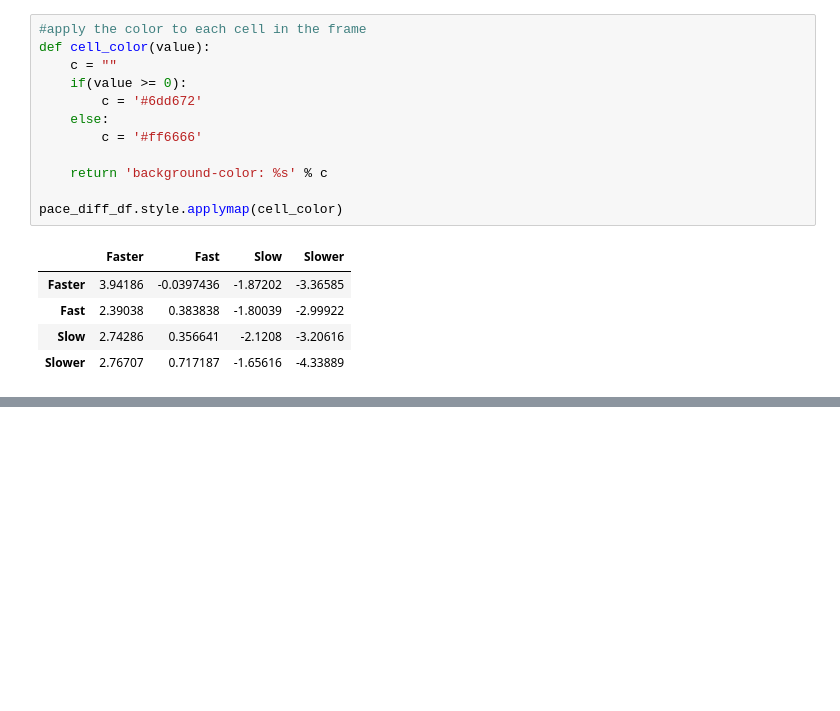
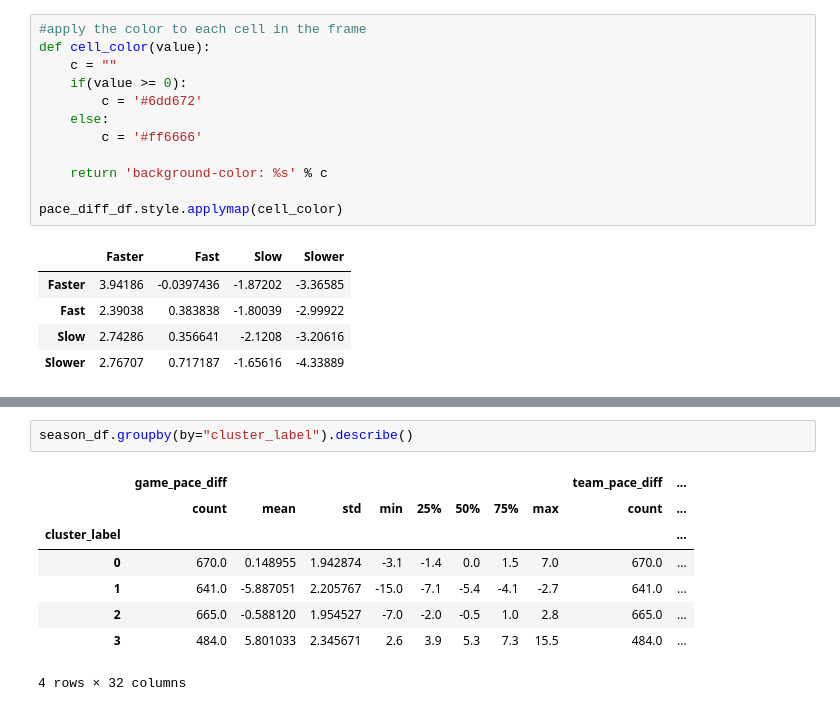
Before and after one commit to andystjean1/nba-pace-analysis, a Jupyter notebook: pace_analysis.ipynb, the cells around one changed output, grey strips where cells are left out. Drawn from its saved outputs; the diff is of its cells as text; blank space fills up the shorter version.

```diff
--- a/pace_analysis.ipynb
+++ b/pace_analysis.ipynb
@@ -300,0 +292,11 @@ plt.scatter(x, y, c=color_labels)
+# %%
+season_df.groupby(by="cluster_label").describe()
+# %% [output]
+|  | game_pace_diff |  |  |  |  |  |  |  | team_pace_diff | ... |
+|  | count | mean | std | min | 25% | 50% | 75% | max | count | ... |
+| cluster_label |  |  |  |  |  |  |  |  |  | ... |
+| 0 | 670.0 | 0.148955 | 1.942874 | -3.1 | -1.4 | 0.0 | 1.5 | 7.0 | 670.0 | ... |
+| 1 | 641.0 | -5.887051 | 2.205767 | -15.0 | -7.1 | -5.4 | -4.1 | -2.7 | 641.0 | ... |
+| 2 | 665.0 | -0.588120 | 1.954527 | -7.0 | -2.0 | -0.5 | 1.0 | 2.8 | 665.0 | ... |
+| 3 | 484.0 | 5.801033 | 2.345671 | 2.6 | 3.9 | 5.3 | 7.3 | 15.5 | 484.0 | ... |
+4 rows × 32 columns
```
Also changed, not shown: parts of 6 cells of this notebook.
